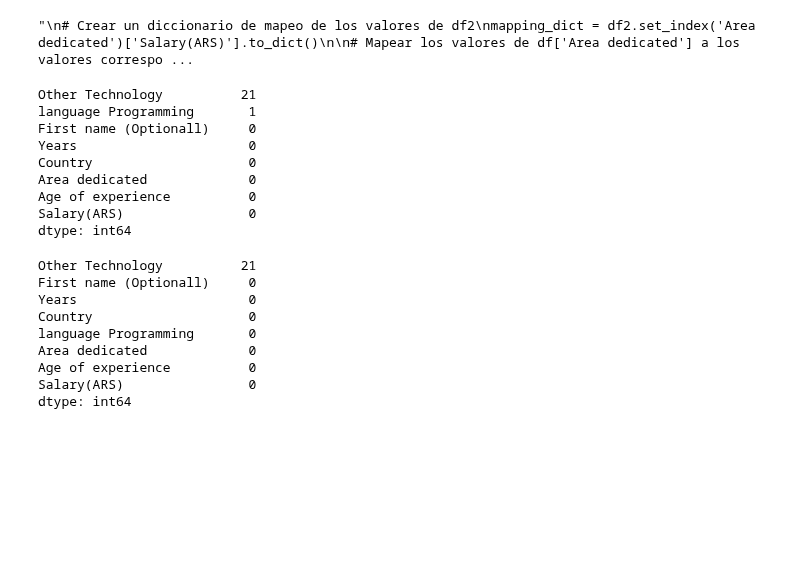
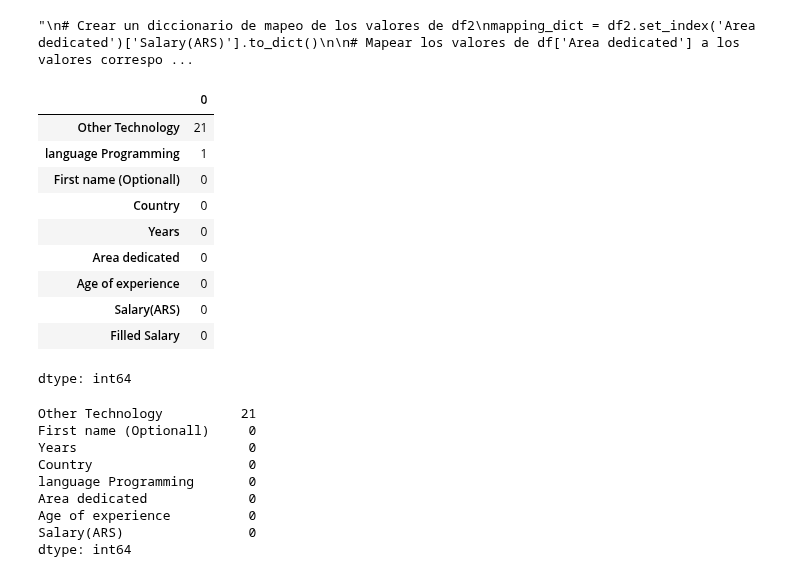
Before and after one commit to Jorge-Ruiz-Troccoli/Data-Science-I, a Jupyter notebook: Clase_008/Regresión_Lineal.ipynb, the cells around one changed output. Cells and saved outputs as stored; diff of their text form; code cells hidden in the pictures; blank space fills up the shorter version.

```diff
--- a/Clase_008/Regresión_Lineal.ipynb
+++ b/Clase_008/Regresión_Lineal.ipynb
@@ -238,0 +266,4 @@ Name: 48, dtype: object
+# %%
+# Crear un diccionario de mapeo de los valores de df2
+mapping_dict = df2.set_index('Area dedicated')['Salary(ARS)'].to_dict()
+mapping_dict
@@ -238,0 +279,3 @@ Name: 48, dtype: object
+# %%
+df['Filled Salary'] = df['Area dedicated'].map(mapping_dict)
+df
@@ -238,0 +300,3 @@ Name: 48, dtype: object
+# %%
+df['Salary(ARS)']=df['Salary(ARS)'].fillna(df['Filled Salary'])
+df
@@ -251,18 +333,20 @@ df
 # %%
 # un camino muy usado, pero no es el mejor
 
 df['Age of experience']=df['Age of experience'].fillna(df['Age of experience'].median())
-df['Salary(ARS)']=df['Salary(ARS)'].fillna(df['Salary(ARS)'].median())
+#df['Salary(ARS)']=df['Salary(ARS)'].fillna(df['Salary(ARS)'].median())
 df.isnull().sum().sort_values(ascending=False)
 # %% [output]
+|  | 0 |
+| Other Technology | 21 |
+| language Programming | 1 |
+| First name (Optionall) | 0 |
+| Country | 0 |
+| Years | 0 |
+| Area dedicated | 0 |
+| Age of experience | 0 |
+| Salary(ARS) | 0 |
+| Filled Salary | 0 |
-Other Technology          21
-language Programming       1
-First name (Optionall)     0
-Years                      0
-Country                    0
-Area dedicated             0
-Age of experience          0
-Salary(ARS)                0
 dtype: int64
 # %%
 df['language Programming']=df['language Programming'].fillna(df['language Programming'].mode()[0])
```
Also changed, not shown: parts of 20 cells of this notebook.
